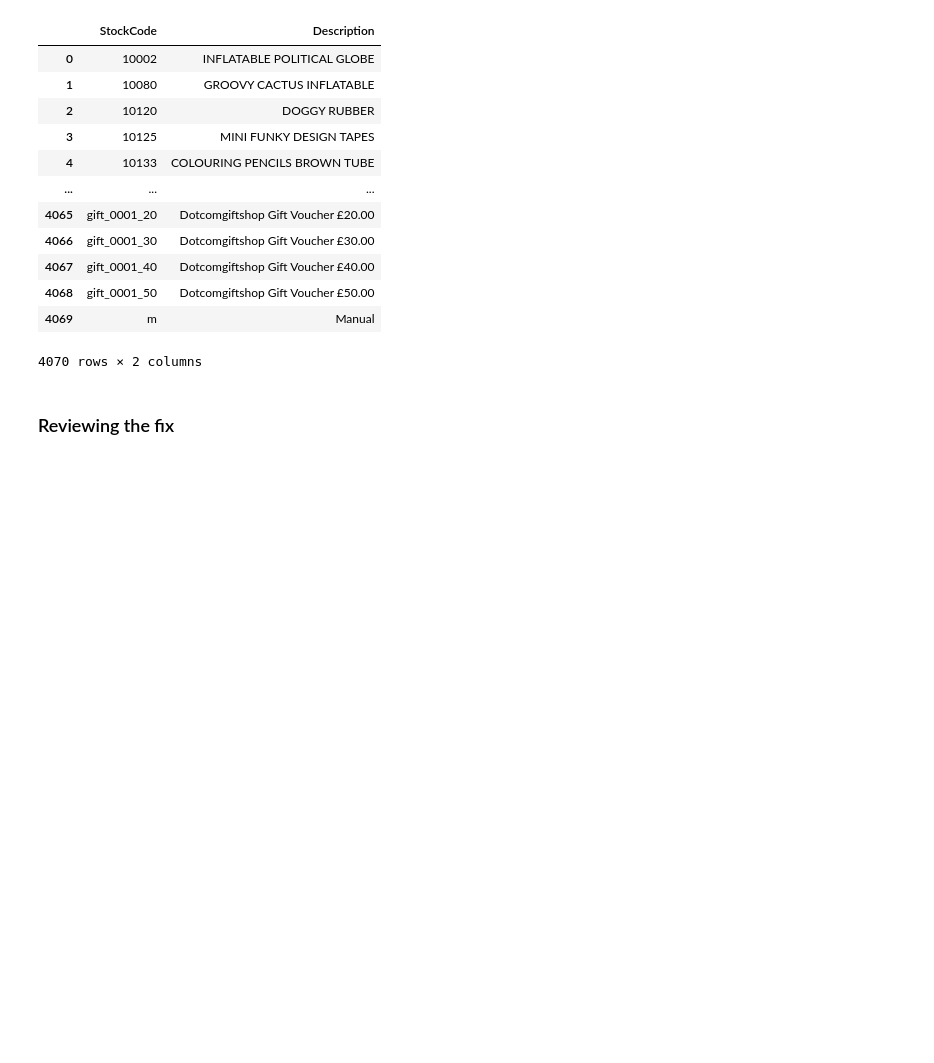
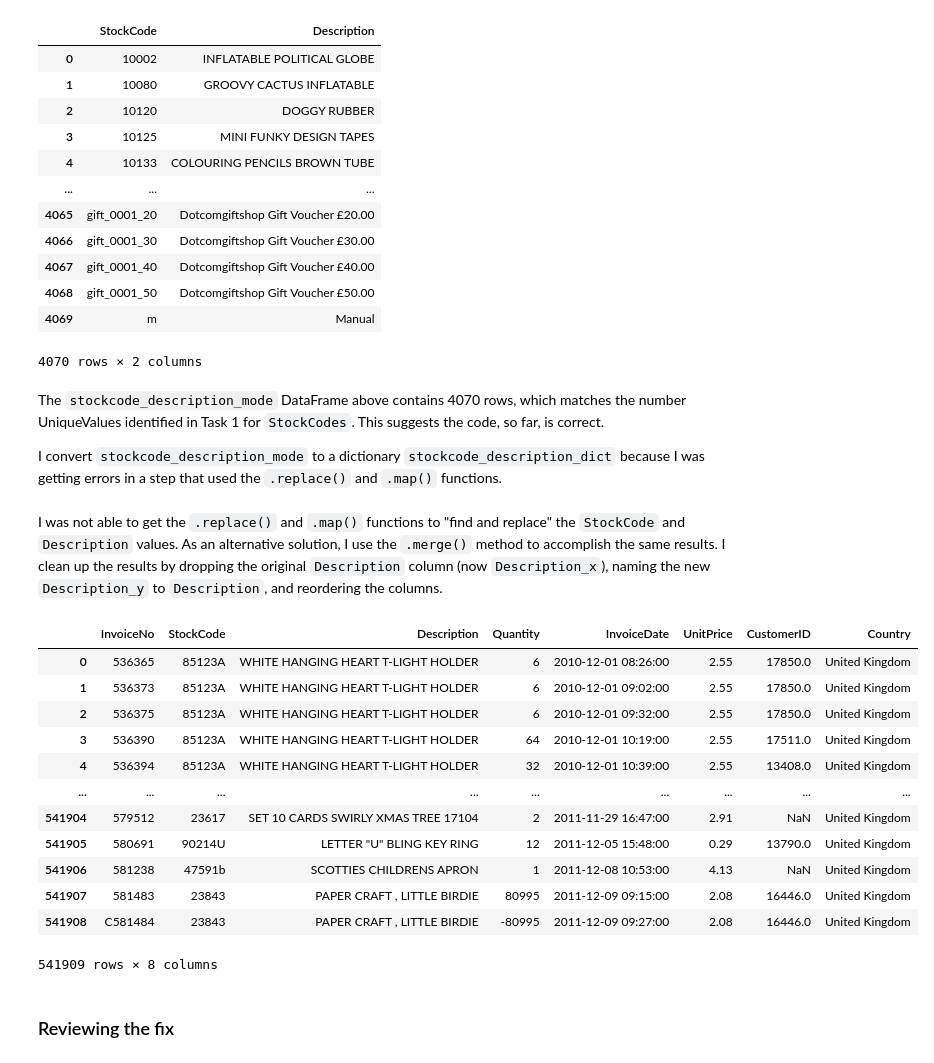
Before and after one commit to ndoyle09/eda-on-retail-data, a Jupyter notebook: online_retail.ipynb, the cells around one changed output. Cells and saved outputs as stored; diff of their text form; code cells hidden in the pictures; blank space fills up the shorter version.

Commit message:
Completed Task 2

```diff
--- a/online_retail.ipynb
+++ b/online_retail.ipynb
@@ -163,3 +162,7 @@ stockcode_description_dict = dict(zip(stockcode_description_mode['StockCode'], s
 | 4068 | gift_0001_50 | Dotcomgiftshop Gift Voucher £50.00 |
 | 4069 | m | Manual |
 4070 rows × 2 columns
+# %% [markdown]
+The `stockcode_description_mode` DataFrame above contains 4070 rows, which matches the number UniqueValues identified in Task 1 for `StockCodes`. This suggests the code, so far, is correct.
+
+I convert `stockcode_description_mode` to a dictionary `stockcode_description_dict` because I was getting errors in a step that used the `.replace()` and `.map()` functions.
@@ -166,13 +173,26 @@ stockcode_description_dict = dict(zip(stockcode_description_mode['StockCode'], s
+# %% [markdown]
+I was not able to get the `.replace()` and `.map()` functions to "find and replace" the `StockCode` and `Description` values. As an alternative solution, I use the `.merge()` method to accomplish the same results. I clean up the results by dropping the original `Description` column (now `Description_x`), naming the new `Description_y` to `Description`, and reordering the columns.
 # %%
 # Merge dictionary to retail_data
-retail_data_new = pd.merge(retail_data, stockcode_description_mode, on="StockCode")
+retail_data_new = pd.merge(retail_data, stockcode_description_mode, on='StockCode').drop(columns='Description_x').rename(columns={'Description_y':'Description'})
 
 # Fix Column Order and Rename
-retail_data_new = retail_data_new[['InvoiceNo', 'StockCode','Description_y', 'Quantity','InvoiceDate','UnitPrice','CustomerID','Country','Description_x']]
-retail_data_new.rename(columns={
-    'Description_y': 'Description',
-    'Description_x': 'Description_old'
-}, inplace=True)
+retail_data_new = retail_data_new[['InvoiceNo', 'StockCode','Description', 'Quantity','InvoiceDate','UnitPrice','CustomerID','Country']]
+display(retail_data_new)
+# %% [output]
+|  | InvoiceNo | StockCode | Description | Quantity | InvoiceDate | UnitPrice | CustomerID | Country |
+| 0 | 536365 | 85123A | WHITE HANGING HEART T-LIGHT HOLDER | 6 | 2010-12-01 08:26:00 | 2.55 | 17850.0 | United Kingdom |
+| 1 | 536373 | 85123A | WHITE HANGING HEART T-LIGHT HOLDER | 6 | 2010-12-01 09:02:00 | 2.55 | 17850.0 | United Kingdom |
+| 2 | 536375 | 85123A | WHITE HANGING HEART T-LIGHT HOLDER | 6 | 2010-12-01 09:32:00 | 2.55 | 17850.0 | United Kingdom |
+| 3 | 536390 | 85123A | WHITE HANGING HEART T-LIGHT HOLDER | 64 | 2010-12-01 10:19:00 | 2.55 | 17511.0 | United Kingdom |
+| 4 | 536394 | 85123A | WHITE HANGING HEART T-LIGHT HOLDER | 32 | 2010-12-01 10:39:00 | 2.55 | 13408.0 | United Kingdom |
+| ... | ... | ... | ... | ... | ... | ... | ... | ... |
+| 541904 | 579512 | 23617 | SET 10 CARDS SWIRLY XMAS TREE 17104 | 2 | 2011-11-29 16:47:00 | 2.91 | NaN | United Kingdom |
+| 541905 | 580691 | 90214U | LETTER "U" BLING KEY RING | 12 | 2011-12-05 15:48:00 | 0.29 | 13790.0 | United Kingdom |
+| 541906 | 581238 | 47591b | SCOTTIES CHILDRENS APRON | 1 | 2011-12-08 10:53:00 | 4.13 | NaN | United Kingdom |
+| 541907 | 581483 | 23843 | PAPER CRAFT , LITTLE BIRDIE | 80995 | 2011-12-09 09:15:00 | 2.08 | 16446.0 | United Kingdom |
+| 541908 | C581484 | 23843 | PAPER CRAFT , LITTLE BIRDIE | -80995 | 2011-12-09 09:27:00 | 2.08 | 16446.0 | United Kingdom |
+541909 rows × 8 columns
 # %% [markdown]
 ### Reviewing the fix
 # %%
```
Also changed, not shown: parts of 24 cells of this notebook.
